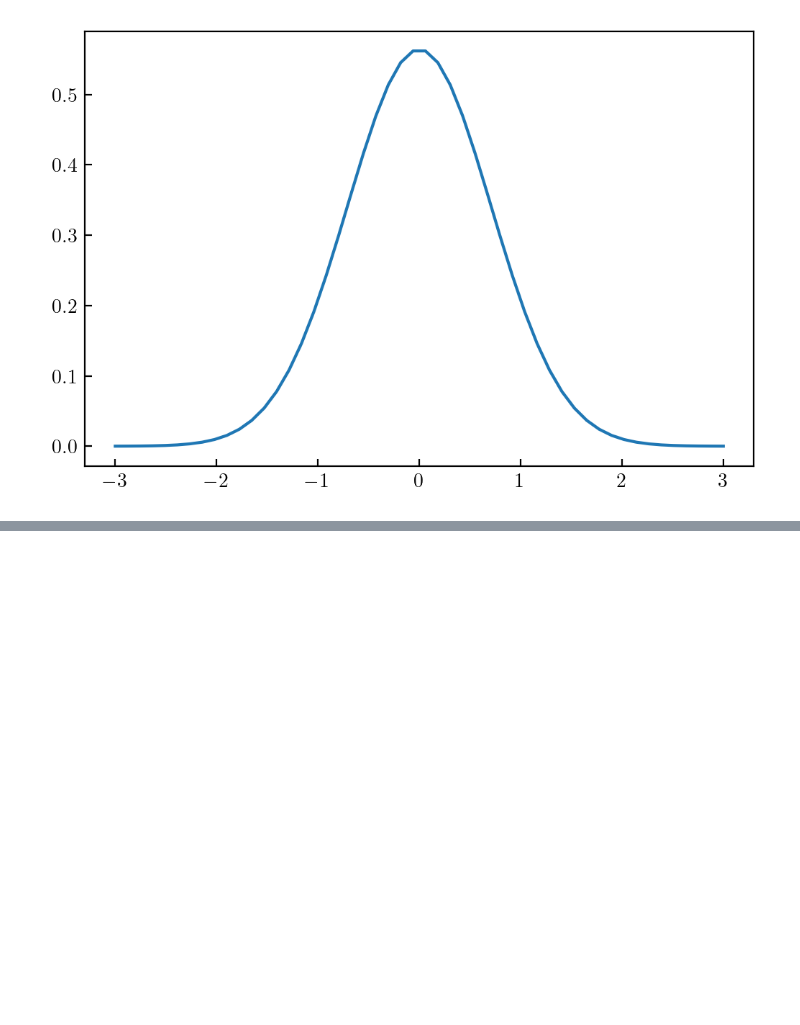
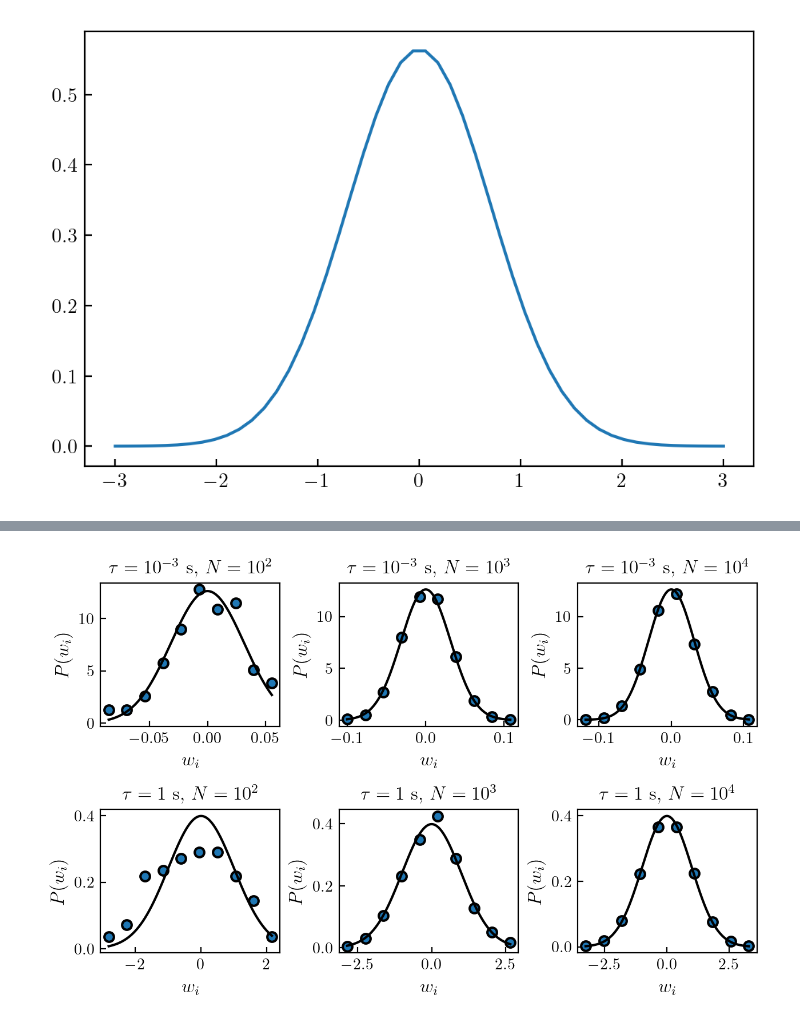
Before and after one commit to eXpensia/Confined-Brownian-Motion, a Jupyter notebook: 02_body/chapter1/image/noise_simulation/Untitled.ipynb, the cells around one changed output, grey strips where cells are left out. Cells and saved outputs as stored; diff of their text form; code cells hidden in the pictures; blank space fills up the shorter version.

```diff
--- a/02_body/chapter1/image/noise_simulation/Untitled.ipynb
+++ b/02_body/chapter1/image/noise_simulation/Untitled.ipynb
@@ -86,0 +97,87 @@ X,Y = hist(rdm, 15)
+# %%
+fig3 = plt.figure(figsize = (cm2inch(16),cm2inch(10)))
+gs = fig3.add_gridspec(2, 3)
+
+f3_ax1 = fig3.add_subplot(gs[0, 0])
+tau = 0.001
+rdm = np.random.normal(0,np.sqrt(tau), 100)
+X,Y = hist(rdm, 10)
+x = np.linspace(min(X), max(X), 1000)
+gau = gaussian(x, 0, np.sqrt(tau))
+#plt.text(0.5, 0.5, "$\tau = 0.001$ s, $N$ = 1000")
+plt.plot(X,Y, "o")
+plt.plot(x,gau, "k")
+plt.xlabel("$w_i$")
+plt.ylabel("$P(w_i)$")
+plt.title("$\\tau = 10^{-3}~ \mathrm{ s, } ~N = 10^2$  ")
+
+
+f3_ax1 = fig3.add_subplot(gs[0, 1])
+tau = 0.001
+rdm = np.random.normal(0,np.sqrt(tau), 1000)
+X,Y = hist(rdm, 10)
+x = np.linspace(min(X), max(X), 1000)
+gau = gaussian(x, 0, np.sqrt(tau))
+plt.plot(X,Y, "o")
+plt.plot(x,gau, "k")
+plt.xlabel("$w_i$")
+plt.ylabel("$P(w_i)$")
+plt.title("$\\tau = 10^{-3} ~\mathrm{ s, }~ N = 10^3$  ")
+
+
+f3_ax1 = fig3.add_subplot(gs[0, 2])
+tau = 0.001
+rdm = np.random.normal(0,np.sqrt(tau), 10000)
+X,Y = hist(rdm, 10)
+x = np.linspace(min(X), max(X), 10000)
+gau = gaussian(x, 0, np.sqrt(tau))
+plt.plot(X,Y, "o")
+plt.plot(x,gau, "k")
+plt.xlabel("$w_i$")
+plt.ylabel("$P(w_i)$")
+plt.title("$\\tau = 10^{-3} ~ \mathrm{ s, }~ N = 10^4$  ")
+
+
+f3_ax1 = fig3.add_subplot(gs[1, 0])
+tau = 1
+rdm = np.random.normal(0,np.sqrt(tau), 100)
+X,Y = hist(rdm, 10)
+x = np.linspace(min(X), max(X), 1000)
+gau = gaussian(x, 0, np.sqrt(tau))
+plt.plot(X,Y, "o")
+plt.plot(x,gau, "k")
+plt.xlabel("$w_i$")
+plt.ylabel("$P(w_i)$")
+plt.title("$\\tau = 1 ~ \mathrm{ s, }~ N = 10^2$  ")
+
+
+
+f3_ax1 = fig3.add_subplot(gs[1, 1])
+tau = 1
+rdm = np.random.normal(0,np.sqrt(tau), 1000)
+X,Y = hist(rdm, 10)
+x = np.linspace(min(X), max(X), 1000)
+gau = gaussian(x, 0, np.sqrt(tau))
+plt.plot(X,Y, "o")
+plt.plot(x,gau, "k")
+plt.xlabel("$w_i$")
+plt.ylabel("$P(w_i)$")
+plt.title("$\\tau = 1 ~  \mathrm{ s, } ~N = 10^3$  ")
+
+f3_ax1 = fig3.add_subplot(gs[1, 2])
+tau = 1
+rdm = np.random.normal(0,np.sqrt(tau), 10000)
+X,Y = hist(rdm, 10)
+x = np.linspace(min(X), max(X), 10000)
+gau = gaussian(x, 0, np.sqrt(tau))
+plt.plot(X,Y, "o")
+plt.plot(x,gau, "k")
+plt.xlabel("$w_i$")
+plt.ylabel("$P(w_i)$")
+plt.title("$\\tau = 1 ~\mathrm{ s, }~ N = 10^4$  ")
+
+plt.tight_layout(pad=0.4, w_pad=0.5, h_pad=1.0)
+
+plt.savefig("exemple.pdf")
+# %% [output]
+[figure, added]
```
Also changed, not shown: parts of 18 cells of this notebook, 8 other files.
